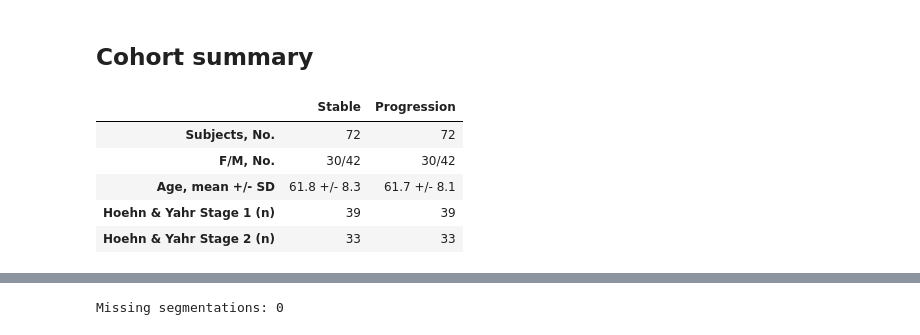
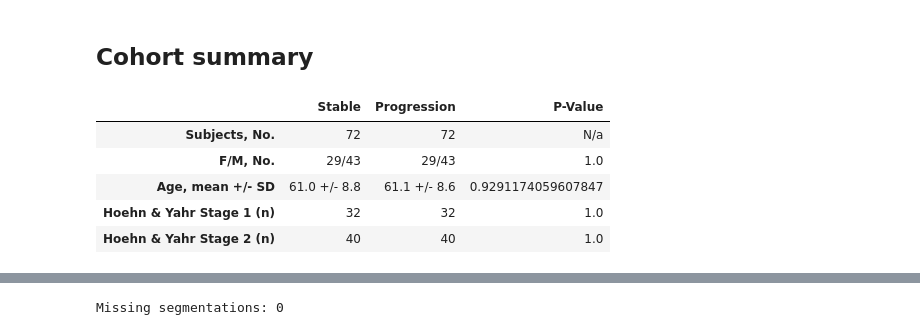
Before and after one commit to LivingPark-MRI/shu-etal, a Jupyter notebook: shu-etal.ipynb, the cells around one changed output, grey strips where cells are left out. Drawn from its saved outputs; the diff is of its cells as text; code cells hidden in the pictures.

```diff
--- a/shu-etal.ipynb
+++ b/shu-etal.ipynb
@@ -147,0 +198,16 @@ Our histogram suggests that the majority of patients are between the ages of 60
+# %%
+import ipywidgets as widgets
+from IPython.display import display
+
+questions=widgets.RadioButtons(
+    options=['Reference Cohort', 'Multiple 3T Scanner Cohort', 'PD-state Cohort', 'No Filter Cohort'],
+    value=None,
+    description='Select cohort:',
+    disabled=False)
+
+def cohort_prompt(sender):
+    COHORT_TYPE = questions.value
+    print('Selected cohort: ' + COHORT_TYPE)
+
+questions.observe(cohort_prompt, names=['value'])
+questions
@@ -422,7 +490,7 @@ matched_vars = ['AGE_AT_VISIT_norm', 'SEX']
 
 
 # Apply matching to get 47 patients with H&Y=1
-stable1, progr1 = match(39,
+stable1, progr1 = match(32,
                         df[(df['stable'] == True) & (df['NHY_x'] == "1")],
                         df[(df['stable'] == False) & (df['NHY_x'] == "1")],
                         matched_vars)
@@ -430,7 +498,7 @@ patids = pd.unique(pd.concat([stable1, progr1], axis=0)["PATNO"])
 df_filtered = df[~df['PATNO'].isin(patids)]
 
 # Apply matching to get 25 patients with H&Y=2
-stable2, progr2 = match(33,
+stable2, progr2 = match(40,
                         df_filtered[(df_filtered['stable'] == True) & (df_filtered['NHY_x'] == "2")],
                         df_filtered[(df_filtered['stable'] == False) & (df_filtered['NHY_x'] == "2")],
                         matched_vars)
@@ -473,38 +541,44 @@ All good!
 # %% [markdown]
 ## Cohort summary
 # %%
+from scipy import stats
+
 def summary(stable, progr):
-    cohort_stats = pd.DataFrame(columns=[f"Stable", f"Progression"])
+    cohort_stats = pd.DataFrame(columns=[f"Stable", f"Progression", "P-Value"])
 
-    cohort_stats.loc["Subjects, No."] = [len(stable), len(progr)]
+    cohort_stats.loc["Subjects, No."] = [len(stable), len(progr), "N/a"]
 
     cohort_stats.loc["F/M, No."] = [
         f"{len(stable[stable['SEX']==0])}/{len(stable[stable['SEX']==1])}",
         f"{len(progr[progr['SEX']==0])}/{len(progr[progr['SEX']==1])}",
+        f"{stats.ttest_ind(list(stable['SEX']), list(progr['SEX'])).pvalue}"
     ]
 
     cohort_stats.loc["Age, mean +/- SD"] = [
         f"{round(stable['Age'].mean(),1)} +/- {round(stable['Age'].std(),1)}",
         f"{round(progr['Age'].mean(),1)} +/- {round(progr['Age'].std(),1)}",
+        f"{stats.ttest_ind(list(stable['Age']), list(progr['Age'])).pvalue}"
     ]
 
     cohort_stats.loc["Hoehn & Yahr Stage 1 (n)"] = [
         f"{len(stable[stable['NHY_x']=='1'])}",
-        f"{len(progr[progr['NHY_x']=='1'])}"
+        f"{len(progr[progr['NHY_x']=='1'])}",
+        "1.0"
     ]
 
     cohort_stats.loc["Hoehn & Yahr Stage 2 (n)"] = [
         f"{len(stable[stable['NHY_x']=='2'])}",
-        f"{len(progr[progr['NHY_x']=='2'])}"
+        f"{len(progr[progr['NHY_x']=='2'])}",
+        "1.0"
     ]
 
     return cohort_stats
 
 summary(stable, progr)
 # %% [output]
-|  | Stable | Progression |
-| Subjects, No. | 72 | 72 |
-| F/M, No. | 30/42 | 30/42 |
-| Age, mean +/- SD | 61.8 +/- 8.3 | 61.7 +/- 8.1 |
-| Hoehn & Yahr Stage 1 (n) | 39 | 39 |
-| Hoehn & Yahr Stage 2 (n) | 33 | 33 |
+|  | Stable | Progression | P-Value |
+| Subjects, No. | 72 | 72 | N/a |
+| F/M, No. | 29/43 | 29/43 | 1.0 |
+| Age, mean +/- SD | 61.0 +/- 8.8 | 61.1 +/- 8.6 | 0.9291174059607847 |
+| Hoehn & Yahr Stage 1 (n) | 32 | 32 | 1.0 |
+| Hoehn & Yahr Stage 2 (n) | 40 | 40 | 1.0 |
```
Also changed, not shown: parts of 110 cells of this notebook, 3 other files.
